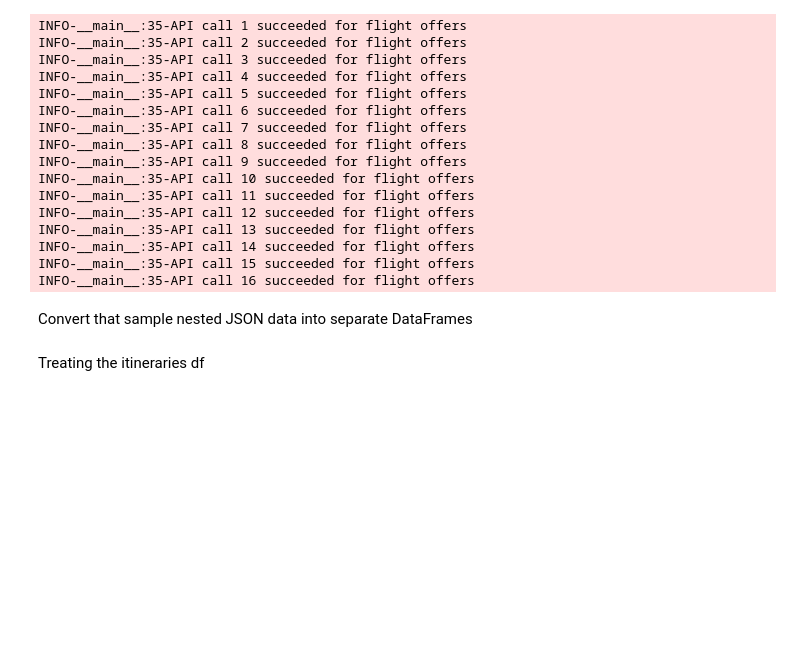
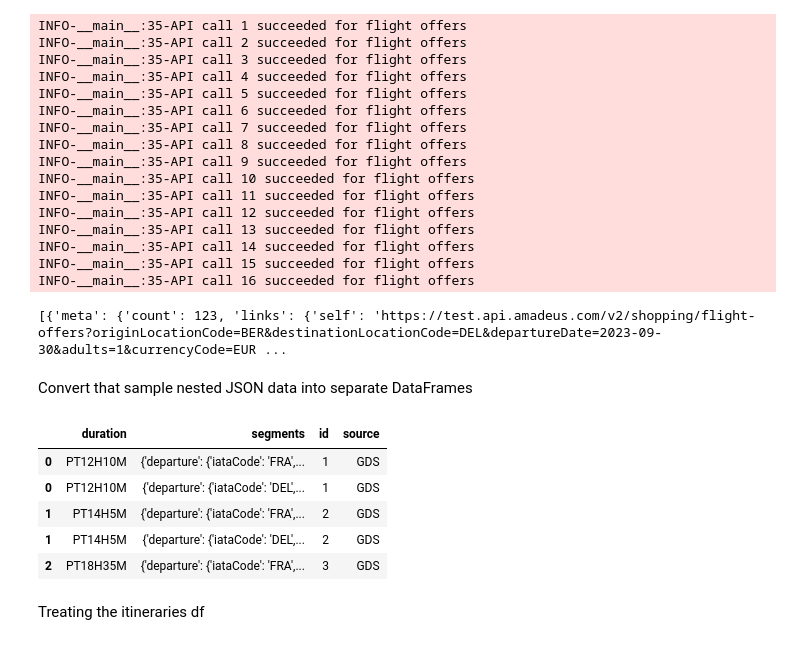
Before and after one commit to Sharvesh12/Flights-extension-MVP, a Jupyter notebook: flights_alerts.ipynb, the cells around one changed output. Drawn from its saved outputs; the diff is of its cells as text; code cells hidden in the pictures; blank space fills up the shorter version.

Commit message:
new changes to flight app

```diff
--- a/flights_alerts.ipynb
+++ b/flights_alerts.ipynb
@@ -143,6 +143,10 @@ INFO-__main__:35-API call 13 succeeded for flight offers
 INFO-__main__:35-API call 14 succeeded for flight offers
 INFO-__main__:35-API call 15 succeeded for flight offers
 INFO-__main__:35-API call 16 succeeded for flight offers
+# %%
+print(response)
+# %% [output]
+[{'meta': {'count': 123, 'links': {'self': 'https://test.api.amadeus.com/v2/shopping/flight-offers?originLocationCode=BER&destinationLocationCode=DEL&departureDate=2023-09-30&adults=1&currencyCode=EUR ...
 # %% [markdown]
 Convert that sample nested JSON data into separate DataFrames
 # %%
@@ -153,6 +157,15 @@ for r in response:
     itineraries_df = pd.json_normalize(r['data'], record_path='itineraries', meta=['id', 'source'])
     # # Traveler pricing DataFrame
     traveler_pricing_df = pd.json_normalize(r['data'], record_path=['travelerPricings'], meta=['id', 'source'])
+# %%
+exploded_df.head()
+# %% [output]
+|  | duration | segments | id | source |
+| 0 | PT12H10M | {'departure': {'iataCode': 'FRA',... | 1 | GDS |
+| 0 | PT12H10M | {'departure': {'iataCode': 'DEL',... | 1 | GDS |
+| 1 | PT14H5M | {'departure': {'iataCode': 'FRA',... | 2 | GDS |
+| 1 | PT14H5M | {'departure': {'iataCode': 'DEL',... | 2 | GDS |
+| 2 | PT18H35M | {'departure': {'iataCode': 'FRA',... | 3 | GDS |
 # %% [markdown]
 Treating the itineraries df
 # %%
```
Also changed, not shown: parts of 4 cells of this notebook.
